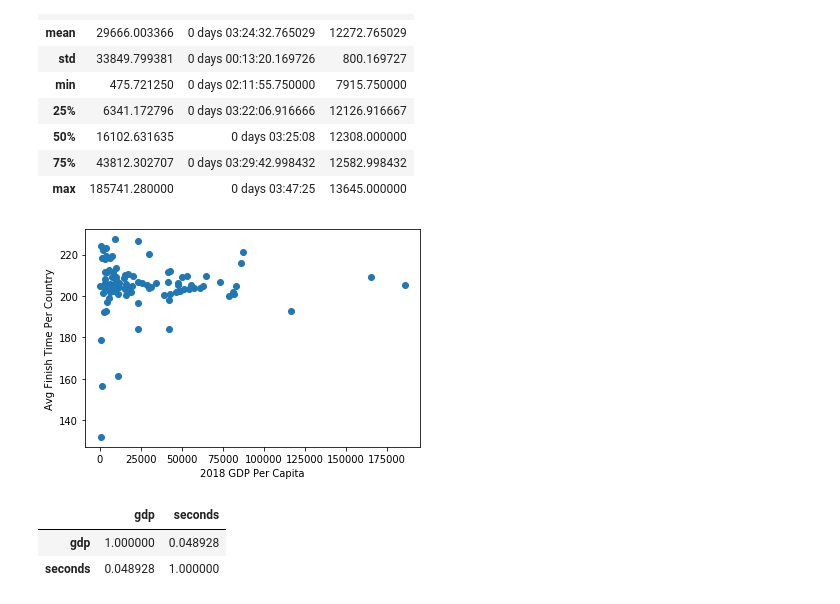
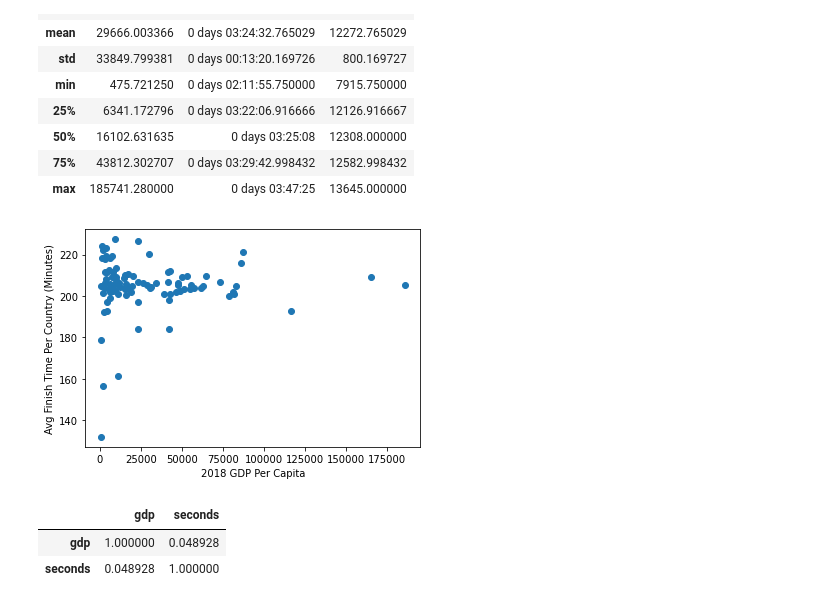
Before and after one commit to nmuldowney/nyc-marathon-capstone, a Jupyter notebook: notebooks/nyc_weather_and_gdp_eda.ipynb, the cells around one changed output. Cells and saved outputs as stored; diff of their text form; code cells hidden in the pictures.

```diff
--- a/notebooks/nyc_weather_and_gdp_eda.ipynb
+++ b/notebooks/nyc_weather_and_gdp_eda.ipynb
@@ -309,13 +316,13 @@ race_gdp_plot.describe()
 | 75% | 43812.302707 | 0 days 03:29:42.998432 | 12582.998432 |
 | max | 185741.280000 | 0 days 03:47:25 | 13645.000000 |
 # %%
-#try scatter plot to see if there is a relationship
+#try scatter plot to see if there is a relationship - none present and correlation coefficient is less than .05
 plt.scatter(x=race_gdp_plot.gdp,y=seconds/60)
 plt.xlabel('2018 GDP Per Capita')
-plt.ylabel('Avg Finish Time Per Country')
+plt.ylabel('Avg Finish Time Per Country (Minutes)')
 plt.show()
 # %% [output]
-[figure, old version]
+[figure, new version]
 # %%
 race_gdp_plot.corr()
 # %% [output]
```
Also changed, not shown: parts of 19 cells of this notebook, 1 other file.
